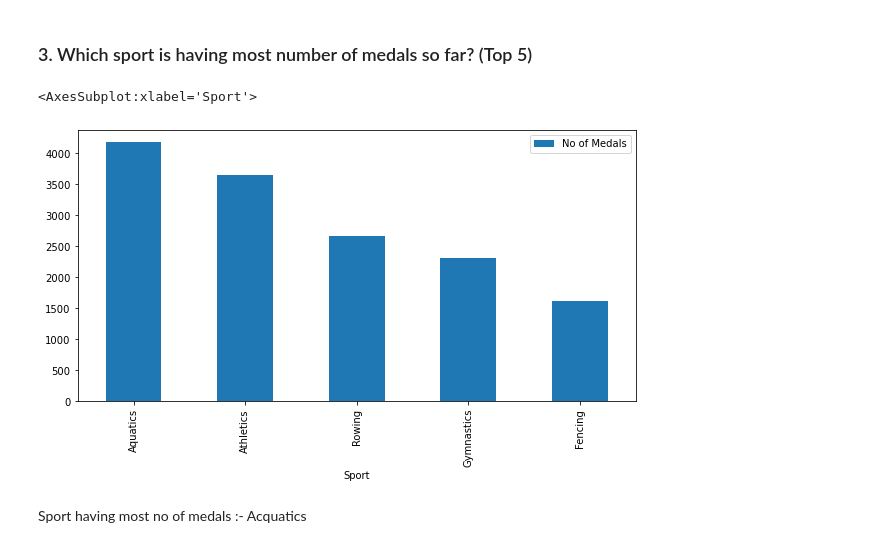
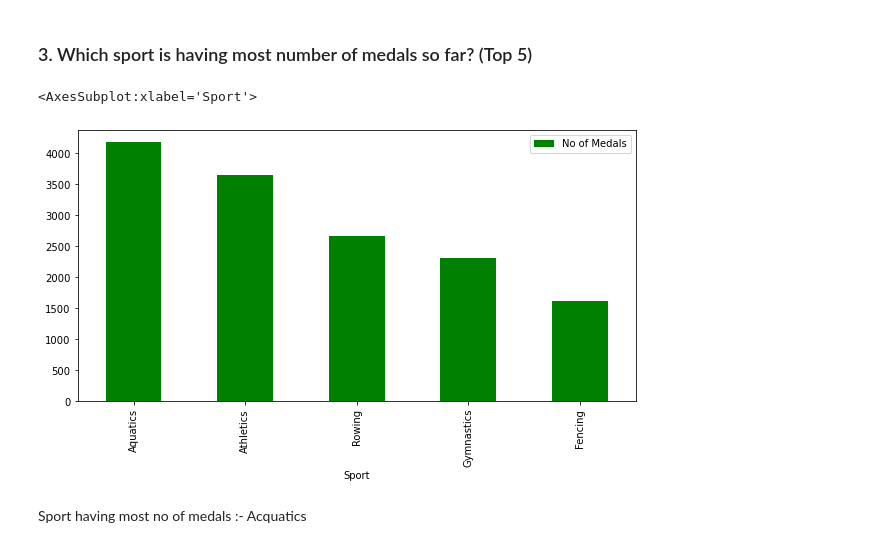
Before and after one commit to sid2020-devil/ETG-Summer-Olympics-Data-Analysis, a Jupyter notebook: Summer.ipynb, the cells around one changed output. Drawn from its saved outputs; the diff is of its cells as text; code cells hidden in the pictures.

```diff
--- a/Summer.ipynb
+++ b/Summer.ipynb
@@ -38,10 +38,10 @@ Sport having most no of gold medals :- Acquatics
 # %% [markdown]
 ### 3. Which sport is having most number of medals so far? (Top 5)
 # %%
-olympics_data_df.groupby('Sport').Medal.count().sort_values(ascending = False).reset_index(name = 'No of Medals').head().plot(x = 'Sport', y = 'No of Medals', kind = 'bar' ,figsize = (10,5))
+olympics_data_df.groupby('Sport').Medal.count().sort_values(ascending = False).reset_index(name = 'No of Medals').head().plot(x = 'Sport', y = 'No of Medals', kind = 'bar' ,figsize = (10,5)  , color = 'green')
 # %% [output]
 <AxesSubplot:xlabel='Sport'>
-[figure, old version]
+[figure, new version]
 # %% [markdown]
 Sport having most no of medals :-  Acquatics
 # %% [markdown]
```
Also changed, not shown: parts of 1 cell of this notebook.
